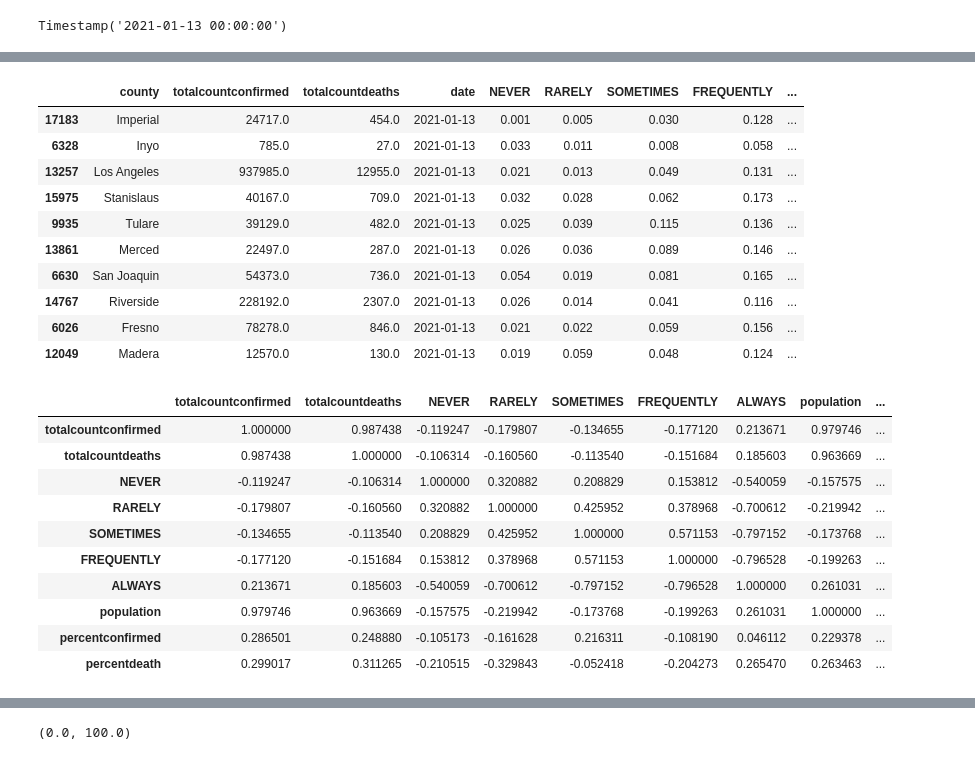
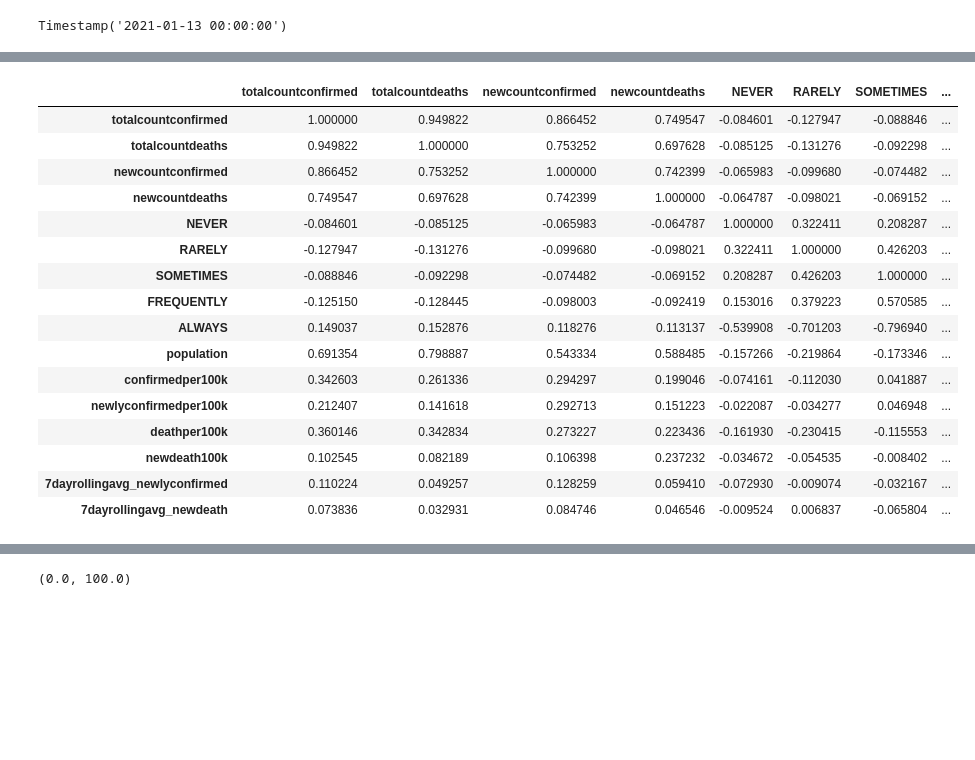
Before and after one commit to lettywu/COVID-19-vaccinations, a Jupyter notebook: alyssia/Mask_Use_EDA.ipynb, the cells around one changed output, grey strips where cells are left out. Drawn from its saved outputs; the diff is of its cells as text; code cells hidden in the pictures; blank space fills up the shorter version.

```diff
--- a/alyssia/Mask_Use_EDA.ipynb
+++ b/alyssia/Mask_Use_EDA.ipynb
@@ -177,0 +144,8 @@ See the caveats in the documentation: https://pandas.pydata.org/pandas-docs/stab
+# %%
+df['confirmedper100k'] = df['totalcountconfirmed']/df['population']*100000
+df['newlyconfirmedper100k'] = df['newcountconfirmed']/df['population']*100000
+df['deathper100k'] = df['totalcountdeaths']/df['population']*100000
+df['newdeath100k'] = df['newcountdeaths']/df['population']*100000
+
+
+df.head()
@@ -177,0 +159,4 @@ See the caveats in the documentation: https://pandas.pydata.org/pandas-docs/stab
+# %%
+df['7dayrollingavg_newlyconfirmed']=df.groupby('county',sort=False).rolling(window=7).newlyconfirmedper100k.mean().reset_index(drop='county')
+df['7dayrollingavg_newdeath']=df.groupby('county',sort=False).rolling(window=7).newdeath100k.mean().reset_index(drop='county')
+df.head(10)
@@ -193,29 +192,20 @@ df_topconfirmed
-# %%
-df_topdeath = df_210113.sort_values(by=['percentdeath'], ascending=False).head(10)
-df_topdeath
-# %% [output]
-|  | county | totalcountconfirmed | totalcountdeaths | date | NEVER | RARELY | SOMETIMES | FREQUENTLY | ... |
-| 17183 | Imperial | 24717.0 | 454.0 | 2021-01-13 | 0.001 | 0.005 | 0.030 | 0.128 | ... |
-| 6328 | Inyo | 785.0 | 27.0 | 2021-01-13 | 0.033 | 0.011 | 0.008 | 0.058 | ... |
-| 13257 | Los Angeles | 937985.0 | 12955.0 | 2021-01-13 | 0.021 | 0.013 | 0.049 | 0.131 | ... |
-| 15975 | Stanislaus | 40167.0 | 709.0 | 2021-01-13 | 0.032 | 0.028 | 0.062 | 0.173 | ... |
-| 9935 | Tulare | 39129.0 | 482.0 | 2021-01-13 | 0.025 | 0.039 | 0.115 | 0.136 | ... |
-| 13861 | Merced | 22497.0 | 287.0 | 2021-01-13 | 0.026 | 0.036 | 0.089 | 0.146 | ... |
-| 6630 | San Joaquin | 54373.0 | 736.0 | 2021-01-13 | 0.054 | 0.019 | 0.081 | 0.165 | ... |
-| 14767 | Riverside | 228192.0 | 2307.0 | 2021-01-13 | 0.026 | 0.014 | 0.041 | 0.116 | ... |
-| 6026 | Fresno | 78278.0 | 846.0 | 2021-01-13 | 0.021 | 0.022 | 0.059 | 0.156 | ... |
-| 12049 | Madera | 12570.0 | 130.0 | 2021-01-13 | 0.019 | 0.059 | 0.048 | 0.124 | ... |
 # %%
-df_210113.corr()
+df.corr()
 # %% [output]
-|  | totalcountconfirmed | totalcountdeaths | NEVER | RARELY | SOMETIMES | FREQUENTLY | ALWAYS | population | ... |
-| totalcountconfirmed | 1.000000 | 0.987438 | -0.119247 | -0.179807 | -0.134655 | -0.177120 | 0.213671 | 0.979746 | ... |
-| totalcountdeaths | 0.987438 | 1.000000 | -0.106314 | -0.160560 | -0.113540 | -0.151684 | 0.185603 | 0.963669 | ... |
-| NEVER | -0.119247 | -0.106314 | 1.000000 | 0.320882 | 0.208829 | 0.153812 | -0.540059 | -0.157575 | ... |
-| RARELY | -0.179807 | -0.160560 | 0.320882 | 1.000000 | 0.425952 | 0.378968 | -0.700612 | -0.219942 | ... |
-| SOMETIMES | -0.134655 | -0.113540 | 0.208829 | 0.425952 | 1.000000 | 0.571153 | -0.797152 | -0.173768 | ... |
-| FREQUENTLY | -0.177120 | -0.151684 | 0.153812 | 0.378968 | 0.571153 | 1.000000 | -0.796528 | -0.199263 | ... |
-| ALWAYS | 0.213671 | 0.185603 | -0.540059 | -0.700612 | -0.797152 | -0.796528 | 1.000000 | 0.261031 | ... |
-| population | 0.979746 | 0.963669 | -0.157575 | -0.219942 | -0.173768 | -0.199263 | 0.261031 | 1.000000 | ... |
-| percentconfirmed | 0.286501 | 0.248880 | -0.105173 | -0.161628 | 0.216311 | -0.108190 | 0.046112 | 0.229378 | ... |
-| percentdeath | 0.299017 | 0.311265 | -0.210515 | -0.329843 | -0.052418 | -0.204273 | 0.265470 | 0.263463 | ... |
+|  | totalcountconfirmed | totalcountdeaths | newcountconfirmed | newcountdeaths | NEVER | RARELY | SOMETIMES | ... |
+| totalcountconfirmed | 1.000000 | 0.949822 | 0.866452 | 0.749547 | -0.084601 | -0.127947 | -0.088846 | ... |
+| totalcountdeaths | 0.949822 | 1.000000 | 0.753252 | 0.697628 | -0.085125 | -0.131276 | -0.092298 | ... |
+| newcountconfirmed | 0.866452 | 0.753252 | 1.000000 | 0.742399 | -0.065983 | -0.099680 | -0.074482 | ... |
+| newcountdeaths | 0.749547 | 0.697628 | 0.742399 | 1.000000 | -0.064787 | -0.098021 | -0.069152 | ... |
+| NEVER | -0.084601 | -0.085125 | -0.065983 | -0.064787 | 1.000000 | 0.322411 | 0.208287 | ... |
+| RARELY | -0.127947 | -0.131276 | -0.099680 | -0.098021 | 0.322411 | 1.000000 | 0.426203 | ... |
+| SOMETIMES | -0.088846 | -0.092298 | -0.074482 | -0.069152 | 0.208287 | 0.426203 | 1.000000 | ... |
+| FREQUENTLY | -0.125150 | -0.128445 | -0.098003 | -0.092419 | 0.153016 | 0.379223 | 0.570585 | ... |
+| ALWAYS | 0.149037 | 0.152876 | 0.118276 | 0.113137 | -0.539908 | -0.701203 | -0.796940 | ... |
+| population | 0.691354 | 0.798887 | 0.543334 | 0.588485 | -0.157266 | -0.219864 | -0.173346 | ... |
+| confirmedper100k | 0.342603 | 0.261336 | 0.294297 | 0.199046 | -0.074161 | -0.112030 | 0.041887 | ... |
+| newlyconfirmedper100k | 0.212407 | 0.141618 | 0.292713 | 0.151223 | -0.022087 | -0.034277 | 0.046948 | ... |
+| deathper100k | 0.360146 | 0.342834 | 0.273227 | 0.223436 | -0.161930 | -0.230415 | -0.115553 | ... |
+| newdeath100k | 0.102545 | 0.082189 | 0.106398 | 0.237232 | -0.034672 | -0.054535 | -0.008402 | ... |
+| 7dayrollingavg_newlyconfirmed | 0.110224 | 0.049257 | 0.128259 | 0.059410 | -0.072930 | -0.009074 | -0.032167 | ... |
+| 7dayrollingavg_newdeath | 0.073836 | 0.032931 | 0.084746 | 0.046546 | -0.009524 | 0.006837 | -0.065804 | ... |
```
Also changed, not shown: parts of 13 cells of this notebook, 2 other files.
